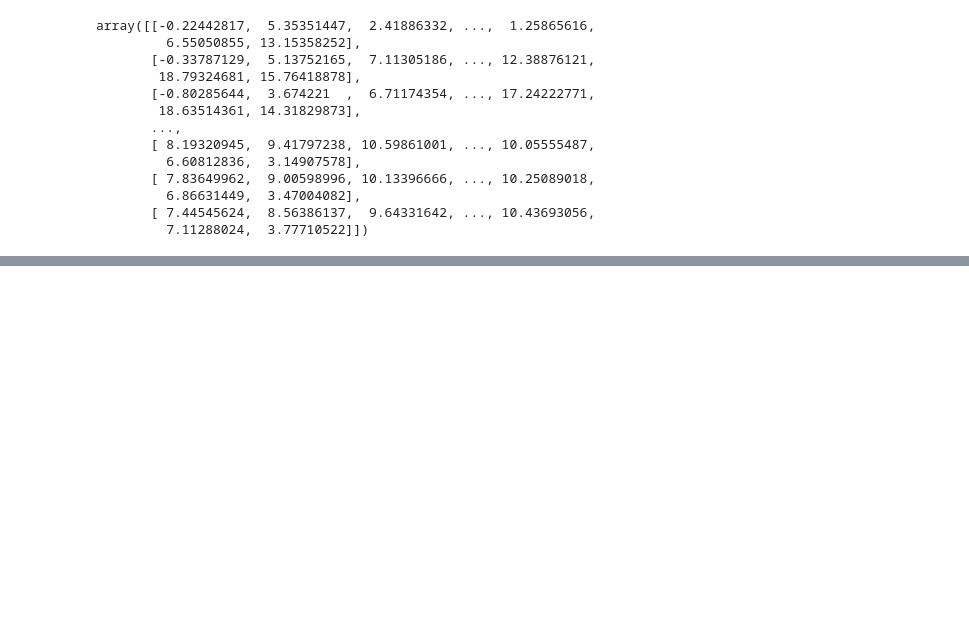
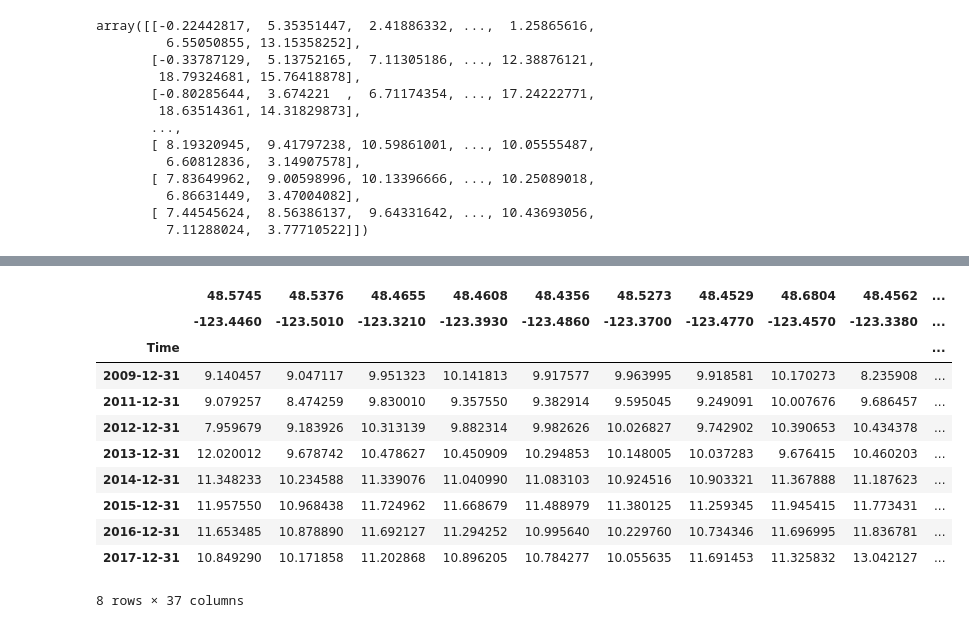
Before and after one commit to Kevinhykuo/PHYS-411---Time-Series-Analysis, a Jupyter notebook: Final Project/Final Project.ipynb, the cells around one changed output, grey strips where cells are left out. Cells and saved outputs as stored; diff of their text form; code cells hidden in the pictures; blank space fills up the shorter version.

```diff
--- a/Final Project/Final Project.ipynb
+++ b/Final Project/Final Project.ipynb
@@ -295,0 +298,2 @@ array([[-0.22442817,  5.35351447,  2.41886332, ...,  1.25865616,
+# %%
+RS = AS.resample('Y').mean().dropna(axis=0)
@@ -295,0 +309,15 @@ array([[-0.22442817,  5.35351447,  2.41886332, ...,  1.25865616,
+# %%
+RS
+# %% [output]
+|  | 48.5745 | 48.5376 | 48.4655 | 48.4608 | 48.4356 | 48.5273 | 48.4529 | 48.6804 | 48.4562 | ... |
+|  | -123.4460 | -123.5010 | -123.3210 | -123.3930 | -123.4860 | -123.3700 | -123.4770 | -123.4570 | -123.3380 | ... |
+| Time |  |  |  |  |  |  |  |  |  | ... |
+| 2009-12-31 | 9.140457 | 9.047117 | 9.951323 | 10.141813 | 9.917577 | 9.963995 | 9.918581 | 10.170273 | 8.235908 | ... |
+| 2011-12-31 | 9.079257 | 8.474259 | 9.830010 | 9.357550 | 9.382914 | 9.595045 | 9.249091 | 10.007676 | 9.686457 | ... |
+| 2012-12-31 | 7.959679 | 9.183926 | 10.313139 | 9.882314 | 9.982626 | 10.026827 | 9.742902 | 10.390653 | 10.434378 | ... |
+| 2013-12-31 | 12.020012 | 9.678742 | 10.478627 | 10.450909 | 10.294853 | 10.148005 | 10.037283 | 9.676415 | 10.460203 | ... |
+| 2014-12-31 | 11.348233 | 10.234588 | 11.339076 | 11.040990 | 11.083103 | 10.924516 | 10.903321 | 11.367888 | 11.187623 | ... |
+| 2015-12-31 | 11.957550 | 10.968438 | 11.724962 | 11.668679 | 11.488979 | 11.380125 | 11.259345 | 11.945415 | 11.773431 | ... |
+| 2016-12-31 | 11.653485 | 10.878890 | 11.692127 | 11.294252 | 10.995640 | 10.229760 | 10.734346 | 11.696995 | 11.836781 | ... |
+| 2017-12-31 | 10.849290 | 10.171858 | 11.202868 | 10.896205 | 10.784277 | 10.055635 | 11.691453 | 11.325832 | 13.042127 | ... |
+8 rows × 37 columns
```
Also changed, not shown: parts of 2 cells of this notebook.
